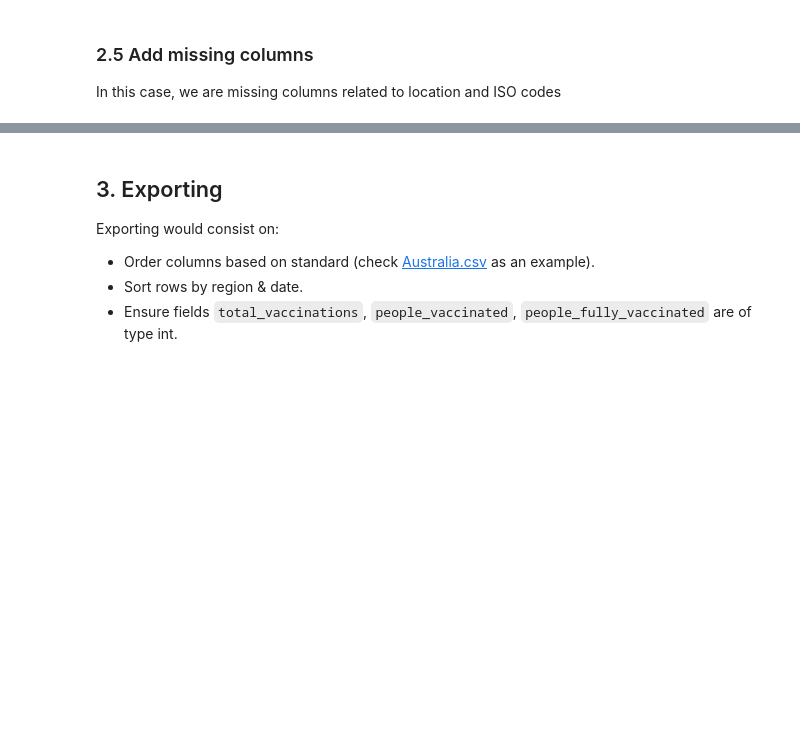
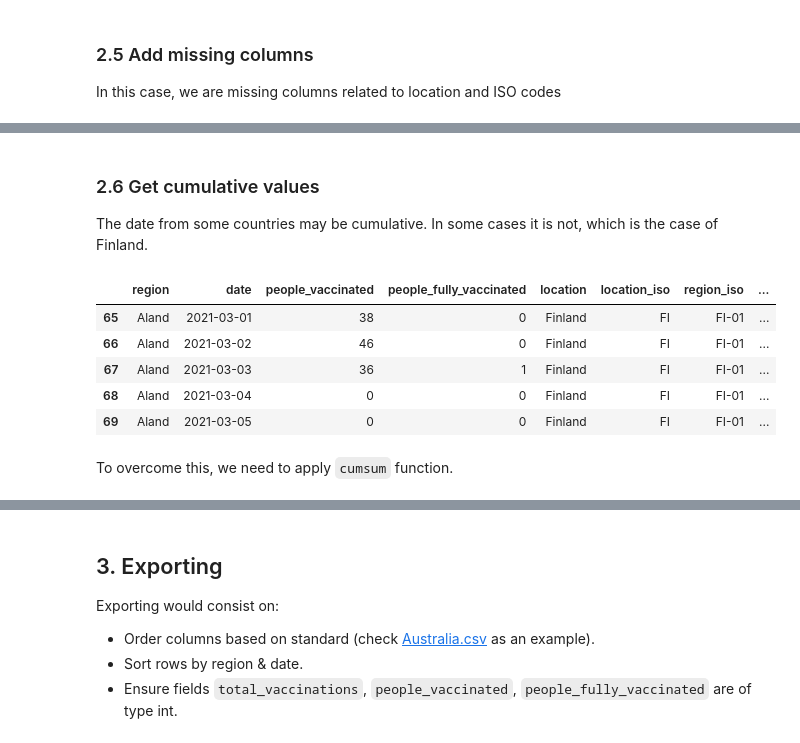
Before and after one commit to sociepy/covid19-vaccination-subnational, a Jupyter notebook: docs/add-new-scraper.ipynb, the cells around one changed output, grey strips where cells are left out. Cells and saved outputs as stored; diff of their text form; code cells hidden in the pictures; blank space fills up the shorter version.

```diff
--- a/docs/add-new-scraper.ipynb
+++ b/docs/add-new-scraper.ipynb
@@ -194,7 +179,7 @@ region_renaming = {
     'Central Finland Hospital District': 'Keski-Suomi',
     'Kymenlaakso Hospital District': 'Kymenlaakso',
     'Lappi Hospital District': 'Lappi',
-    'Länsi-Pohja Hospital District': 'Lappi Hospital District',
+    'Länsi-Pohja Hospital District': 'Lappi',
     'Pirkanmaa Hospital District': 'Pirkanmaa',
     'North Karelia Hospital District': 'Pohjois-Karjala',
     'North Ostrobothnia Hospital District': 'Pohjois-Pohjanmaa',
@@ -221,3 +193,0 @@ I have noticed that data of date of access is NaN, hence we can discard it (it w
-# %%
-date_str_limit = datetime.now().date().strftime("%Y-%m-%d")
-df = df[df["date"]<date_str_limit]
@@ -232,0 +196,2 @@ df.tail()
+# %%
+df = df.groupby(["region", "date"]).sum().reset_index()
@@ -250,0 +217,3 @@ df.head()
+# %%
+# total_vaccinations
+df.loc[:, "total_vaccinations"] = df.loc[:, "people_vaccinated"] + df.loc[:, "people_fully_vaccinated"]
@@ -250,0 +230,15 @@ df.head()
+# %% [markdown]
+### 2.6 Get cumulative values
+The date from some countries may be cumulative. In some cases it is not, which is the case of Finland.
+# %%
+# See last values for Aland
+df[df["region"]=="Aland"].tail()
+# %% [output]
+|  | region | date | people_vaccinated | people_fully_vaccinated | location | location_iso | region_iso | ... |
+| 65 | Aland | 2021-03-01 | 38 | 0 | Finland | FI | FI-01 | ... |
+| 66 | Aland | 2021-03-02 | 46 | 0 | Finland | FI | FI-01 | ... |
+| 67 | Aland | 2021-03-03 | 36 | 1 | Finland | FI | FI-01 | ... |
+| 68 | Aland | 2021-03-04 | 0 | 0 | Finland | FI | FI-01 | ... |
+| 69 | Aland | 2021-03-05 | 0 | 0 | Finland | FI | FI-01 | ... |
+# %% [markdown]
+To overcome this, we need to apply `cumsum` function.
```
Also changed, not shown: parts of 31 cells of this notebook.
